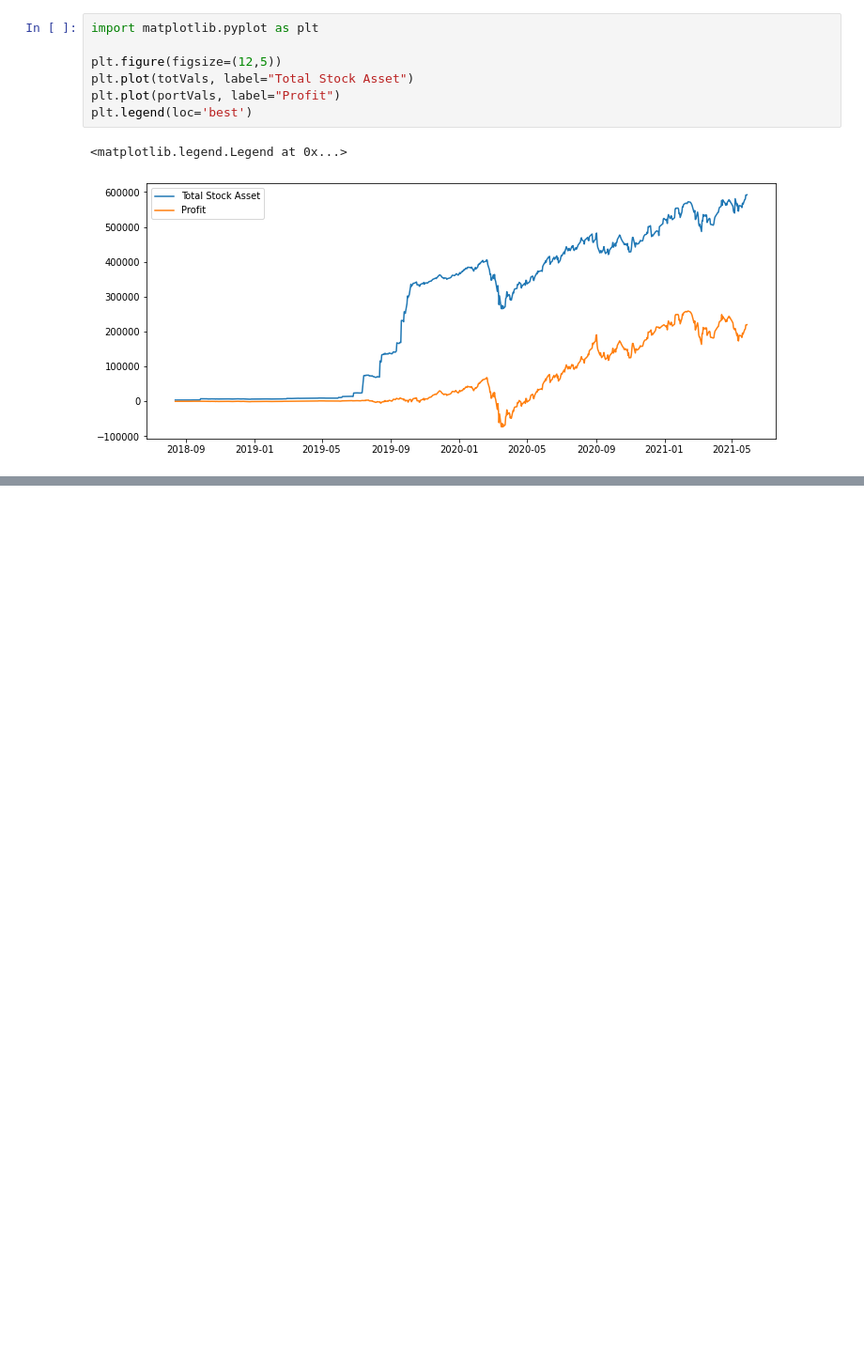
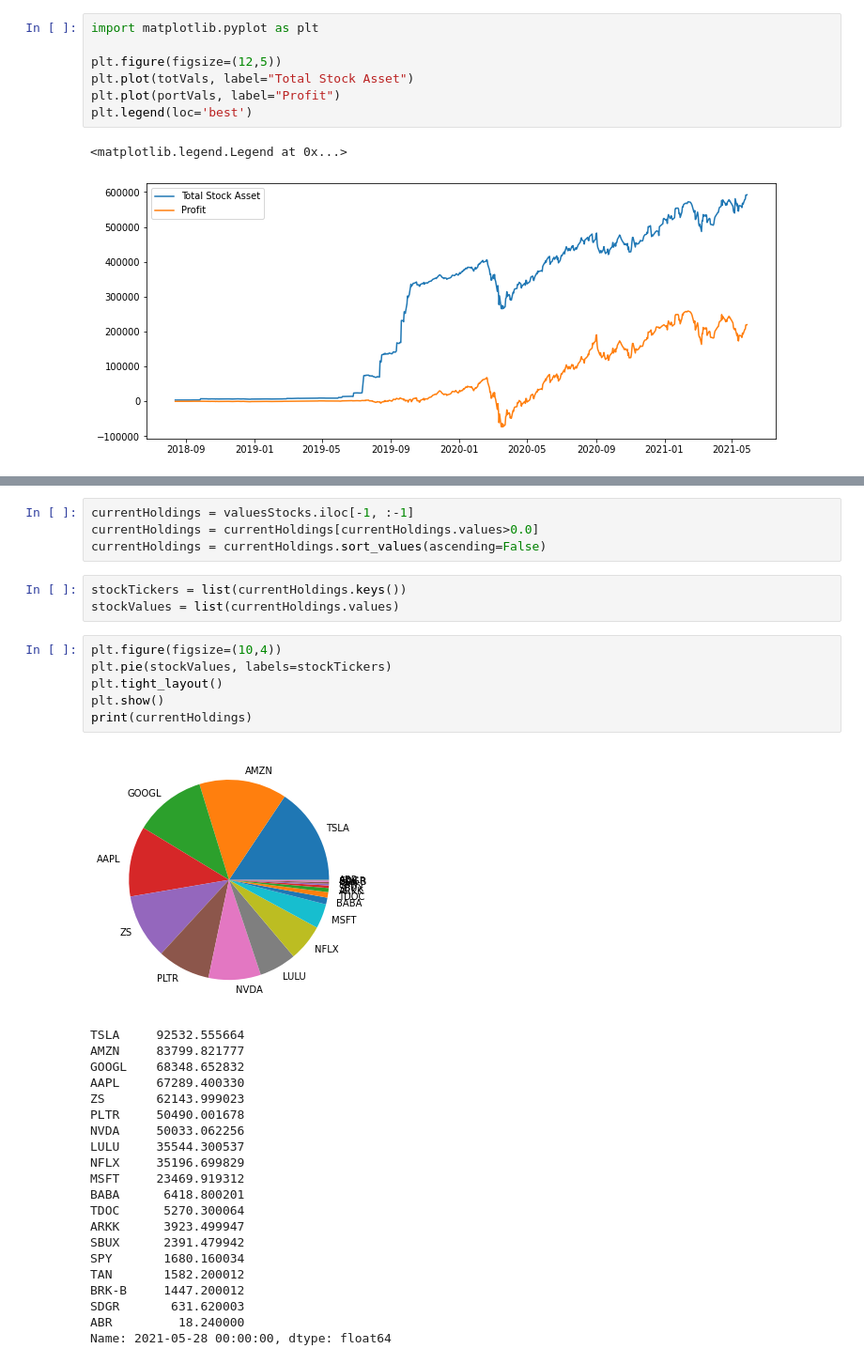
Before and after one commit to jeonghojo00/DeepPortfolio, a Jupyter notebook: Portfolio_visualization.ipynb, the cells around one changed output, grey strips where cells are left out. Shown at 94% size. Drawn from its saved outputs; the diff is of its cells as text; blank space fills up the shorter version.

```diff
--- a/Portfolio_visualization.ipynb
+++ b/Portfolio_visualization.ipynb
@@ -249,0 +172,35 @@ def compute_portvals(
+# %%
+currentHoldings = valuesStocks.iloc[-1, :-1]
+currentHoldings = currentHoldings[currentHoldings.values>0.0]
+currentHoldings = currentHoldings.sort_values(ascending=False)
+# %%
+stockTickers = list(currentHoldings.keys())
+stockValues = list(currentHoldings.values)
+# %%
+plt.figure(figsize=(10,4))
+plt.pie(stockValues, labels=stockTickers)
+plt.tight_layout()
+plt.show()
+print(currentHoldings)
+# %% [output]
+[figure, added]
+TSLA     92532.555664
+AMZN     83799.821777
+GOOGL    68348.652832
+AAPL     67289.400330
+ZS       62143.999023
+PLTR     50490.001678
+NVDA     50033.062256
+LULU     35544.300537
+NFLX     35196.699829
+MSFT     23469.919312
+BABA      6418.800201
+TDOC      5270.300064
+ARKK      3923.499947
+SBUX      2391.479942
+SPY       1680.160034
+TAN       1582.200012
+BRK-B     1447.200012
+SDGR       631.620003
+ABR         18.240000
+Name: 2021-05-28 00:00:00, dtype: float64
```
Also changed, not shown: parts of 1 cell of this notebook.
